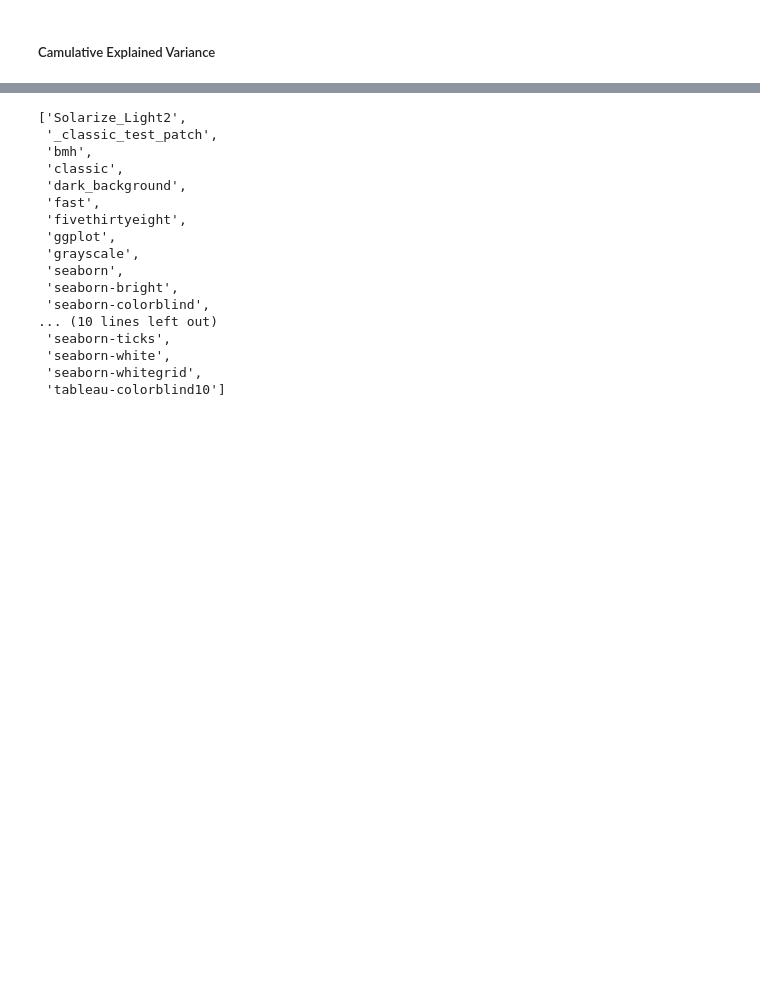
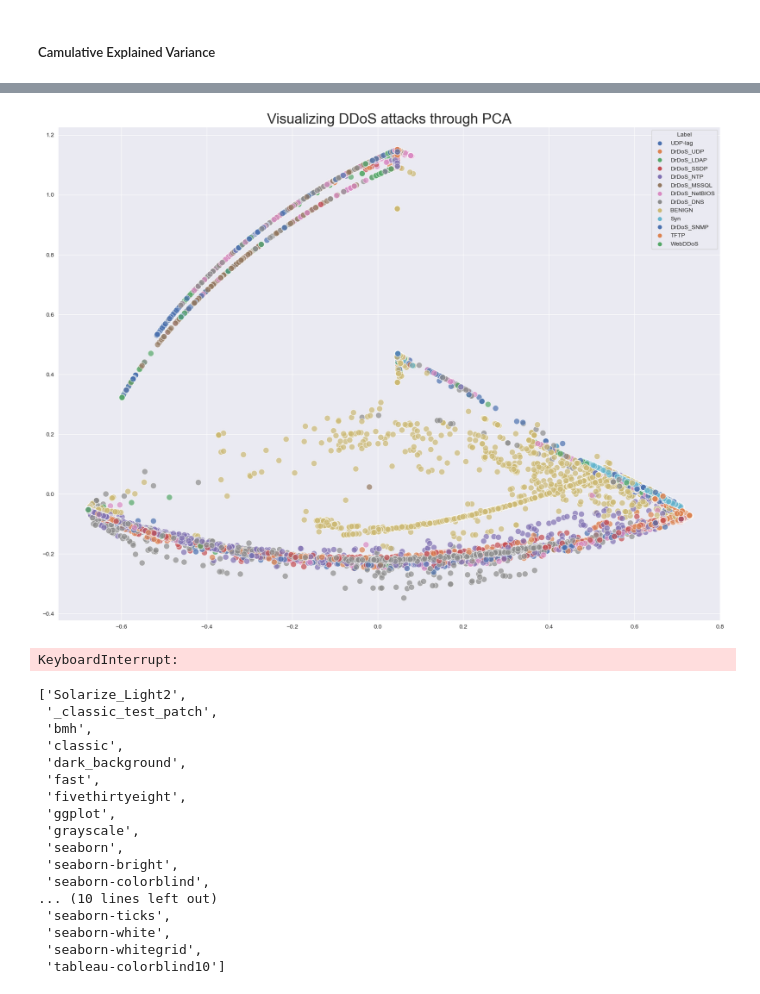
Before and after one commit to Thesis-on-Cyber-Security/Thesis-on-DDOS, a Jupyter notebook: 3rd Step/Dimensionality_Reduction.ipynb, the cells around one changed output, grey strips where cells are left out. Cells and saved outputs as stored; diff of their text form; code cells hidden in the pictures; blank space fills up the shorter version.

```diff
--- a/3rd Step/Dimensionality_Reduction.ipynb
+++ b/3rd Step/Dimensionality_Reduction.ipynb
@@ -400,3 +438,25 @@ with plt.style.context(style="seaborn-notebook"):
+# %%
+imgPath = "C:\\Users\\Malware\\DataspellProjects\\Thesis-on-DDOS\\images\\"
+imgName = "Visualizing_DDoS_using_PCA.png"
+pca = PCA(n_components=0.99999)
+principalComponents = pca.fit_transform(X_norm)
+plt.figure(figsize=(10,10))
+sns.scatterplot(x=principalComponents[:, 0], y=principalComponents[:, 1], s= 100, hue=before_encoding_dataframe['Label'], cmap='Spectral',alpha=0.7,sizes=(20, 200), legend="full",palette="deep")
+plt.title('Visualizing DDoS attacks through PCA', fontsize=24)
+plt.savefig(imgPath+imgName)
+# %% [output]
+[figure, added]
+# %%
+from sklearn.manifold import TSNE
+
+imgPath = "C:\\Users\\Malware\\DataspellProjects\\Thesis-on-DDOS\\images\\"
+imgName = "Visualizing_DDoS_using_PCA_tSNE.png"
+tsne_ = TSNE(random_state = 42, n_components=2,verbose=0, perplexity=40, n_iter=600).fit_transform(principalComponents)
+plt.figure(figsize=(10,10))
+sns.scatterplot(x=tsne_[:, 0], y=tsne_[:, 1], s= 100, hue=before_encoding_dataframe['Label'], cmap='Spectral',alpha=0.7,sizes=(20, 200), legend="full",palette="deep")
+plt.title('Visualizing DDoS attacks through t-SNE', fontsize=24);
+# %% [output]
+KeyboardInterrupt:
 # %%
 plt.style.available
 # %% [output]
```
Also changed, not shown: parts of 16 cells of this notebook, 3 other files.
